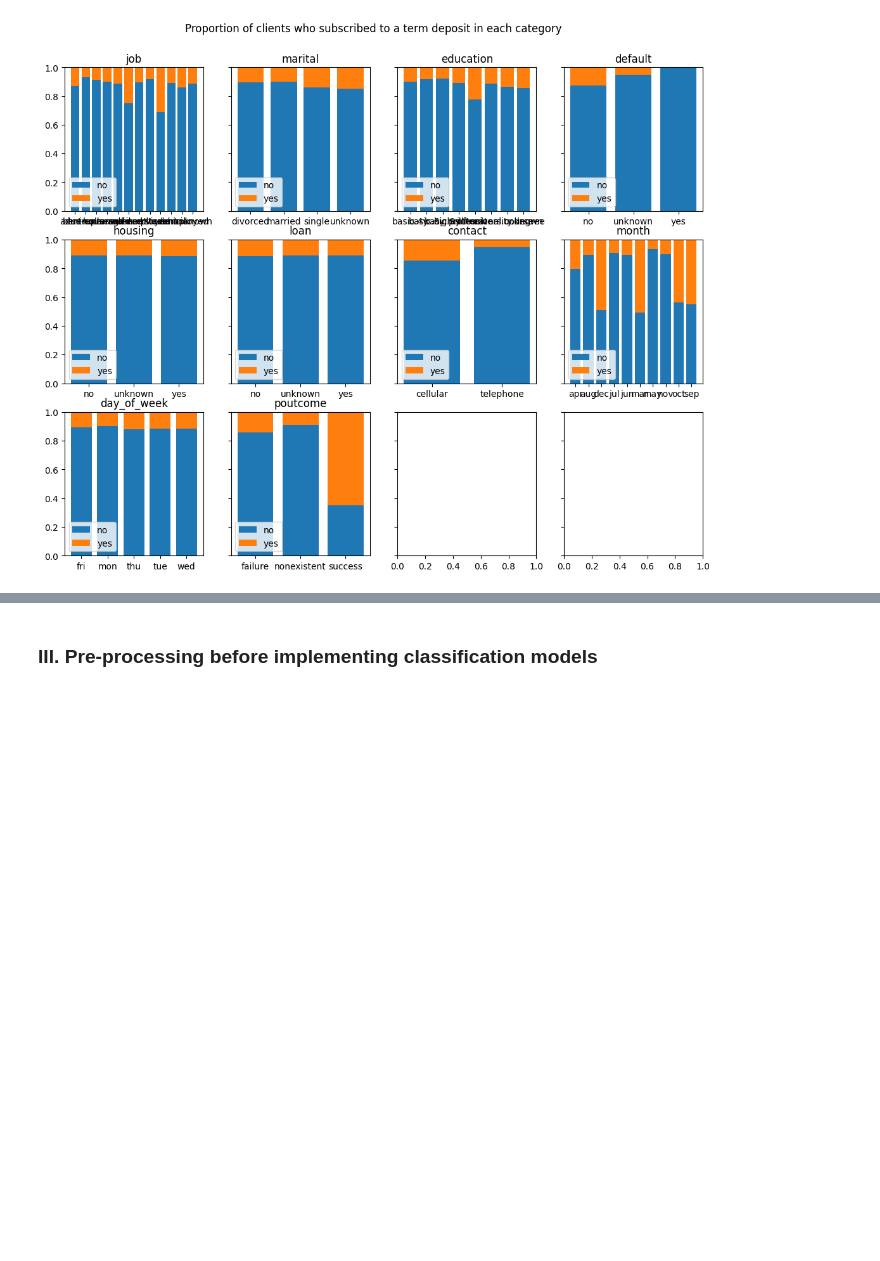
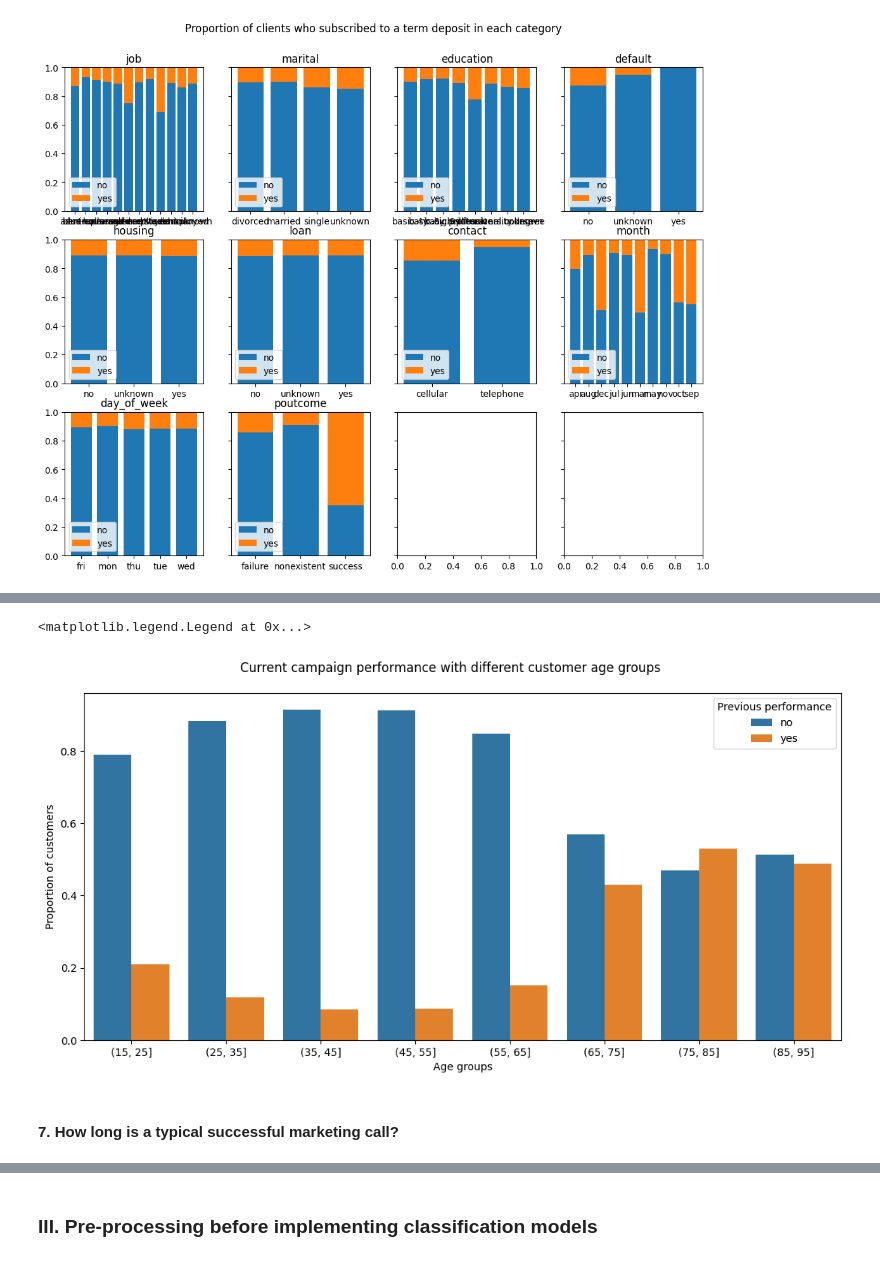
Before and after one commit to thaianle/bank-marketing, a Jupyter notebook: bank-marketing.ipynb, the cells around one changed output, grey strips where cells are left out. Saved outputs shown, nothing was run; the diff lists cells and outputs as text; code cells hidden in the pictures; blank space fills up the shorter version.

```diff
--- a/bank-marketing.ipynb
+++ b/bank-marketing.ipynb
@@ -507,0 +574,6 @@ Text(0.5, 0.95, 'Proportion of clients who subscribed to a term deposit in each
+# %%
+age_y = bank_marketing.copy()[['age', 'y']]
+age_y['age_group'] = pd.cut(bank_marketing['age'], bins = range(15, 105, 10))
+age_y = pd.DataFrame(age_y[['age_group', 'y']].groupby('age_group', observed = True).value_counts(normalize = True))
+age_y = age_y.reset_index()
+age_y
@@ -507,0 +598,14 @@ Text(0.5, 0.95, 'Proportion of clients who subscribed to a term deposit in each
+# %%
+fig, ax = plt.subplots(figsize = (13, 6))
+
+sns.barplot(data = age_y, x = 'age_group', y = 'proportion', hue = 'y')
+
+fig.suptitle('Current campaign performance with different customer age groups', y = 0.95)
+ax.set_xlabel('Age groups')
+ax.set_ylabel('Proportion of customers')
+ax.legend(title = 'Previous performance')
+# %% [output]
+<matplotlib.legend.Legend at 0x...>
+[figure, added]
+# %% [markdown]
+#### 7. How long is a typical successful marketing call?
```
Also changed, not shown: parts of 22 cells of this notebook, 3 other files.
